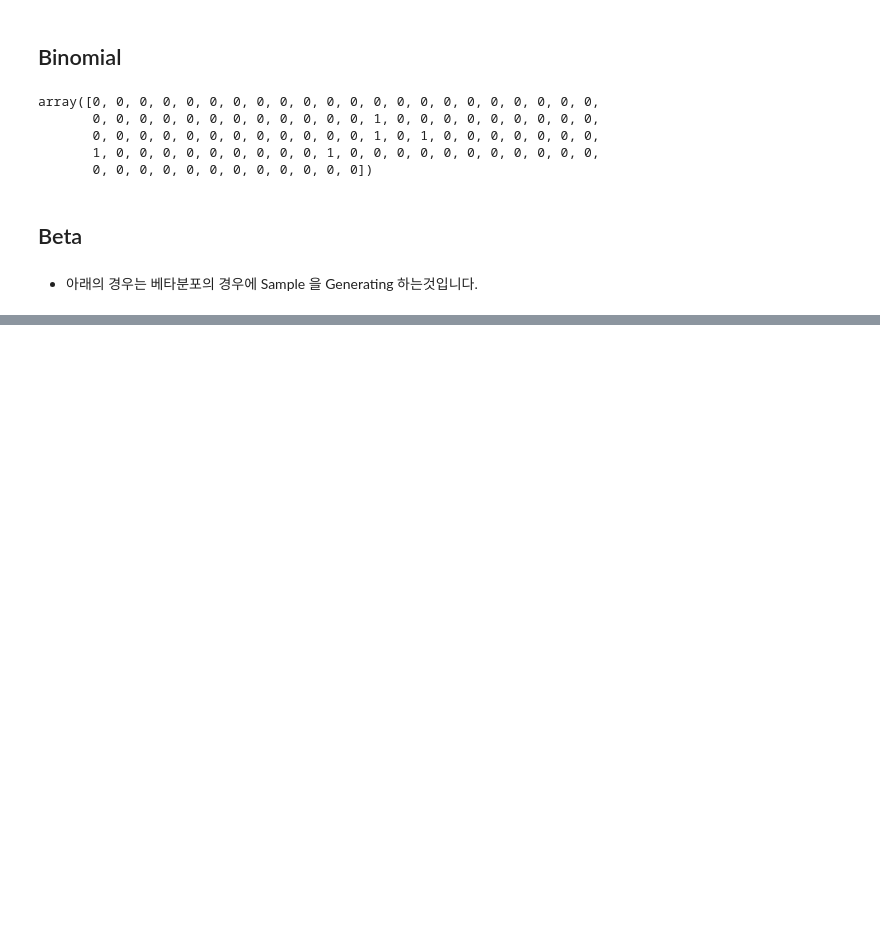
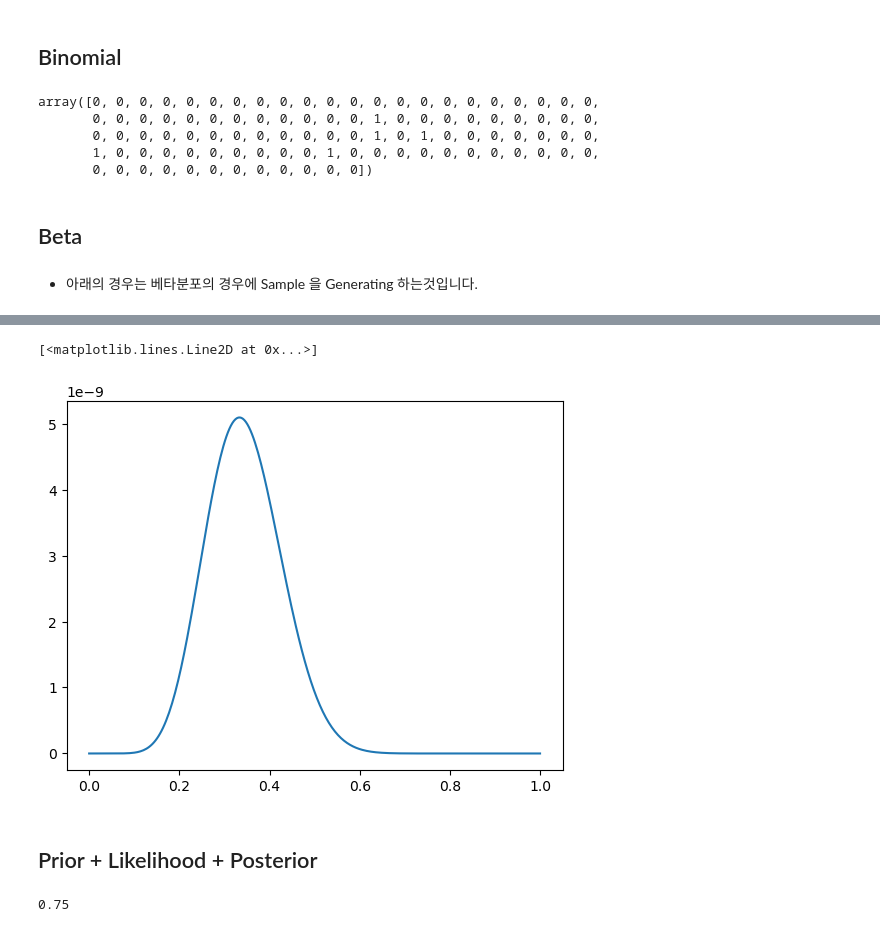
Before and after one commit to hana-dool/Data_Analysis, a Jupyter notebook: 2. Bayesian Model.ipynb, the cells around one changed output, grey strips where cells are left out. Cells and saved outputs as stored; diff of their text form; code cells hidden in the pictures; blank space fills up the shorter version.

```diff
--- a/2. Bayesian Model.ipynb
+++ b/2. Bayesian Model.ipynb
@@ -40,0 +140,6 @@ array([0.22569631, 0.14994025, 0.39785175, 0.27306364, 0.23922844,
+# %%
+# Bernouli 데이터에 대한 Likelihood 를 정의한다.
+# H : Head
+# T : Tail
+def likelihood(theta,H,T):
+    return theta**H*(1-theta)**T
@@ -40,0 +148,13 @@ array([0.22569631, 0.14994025, 0.39785175, 0.27306364, 0.23922844,
+# %%
+xlim = np.linspace(0, 1, 300)
+# %%
+plt.plot(xlim,likelihood(xlim,H = 10, T = 20))
+# %% [output]
+[<matplotlib.lines.Line2D at 0x...>]
+[figure, added]
+# %% [markdown]
+## Prior + Likelihood + Posterior
+# %%
+24/ 32
+# %% [output]
+0.75
```
Also changed, not shown: parts of 34 cells of this notebook, 3 other files.
